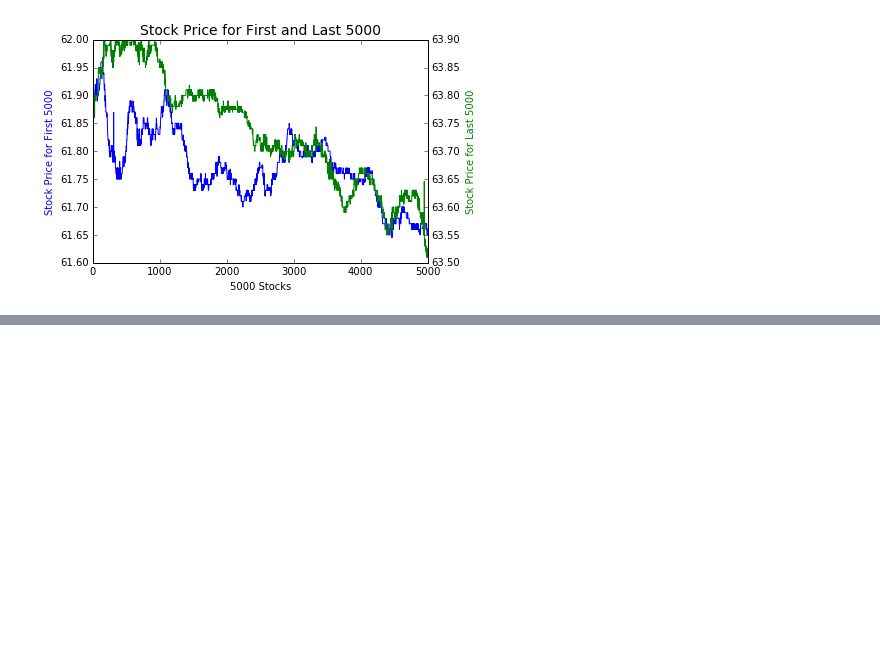
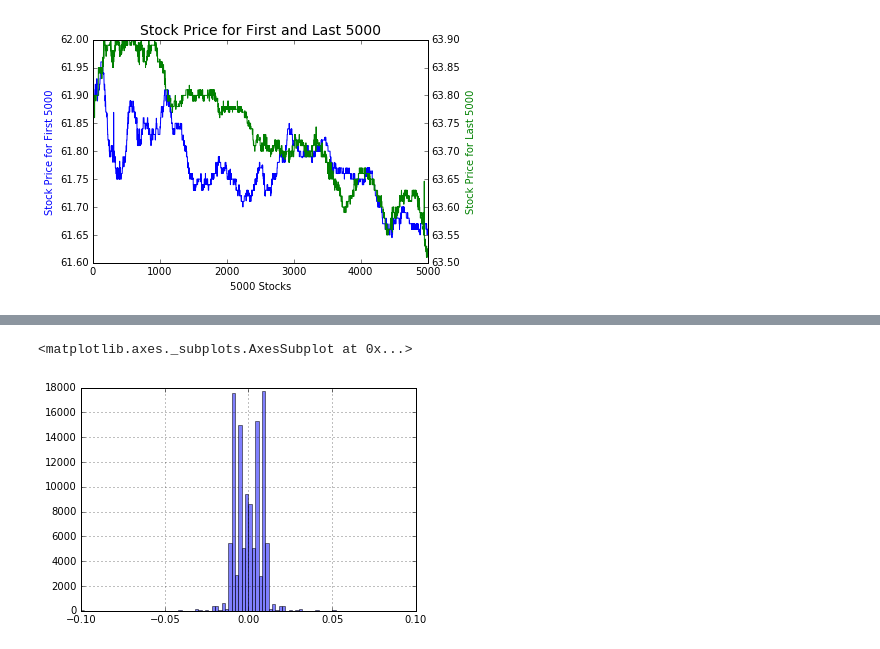
Before and after one commit to maxwelllee54/FinancialProgramClass, a Jupyter notebook: Homework/HW2/HW2.ipynb, the cells around one changed output, grey strips where cells are left out. Drawn from its saved outputs; the diff is of its cells as text; code cells hidden in the pictures; blank space fills up the shorter version.

```diff
--- a/Homework/HW2/HW2.ipynb
+++ b/Homework/HW2/HW2.ipynb
@@ -54,0 +68,5 @@ ax2.set_ylabel('Stock Price for Last 5000', color='g')
+# %%
+data_y.loc[(data_y.price_change > -0.1) & (data_y.price_change < 0.1), 'price_change'].hist(color='b', alpha=0.5, bins=100)
+# %% [output]
+<matplotlib.axes._subplots.AxesSubplot at 0x...>
+[figure, added]
```
Also changed, not shown: parts of 5 cells of this notebook.
